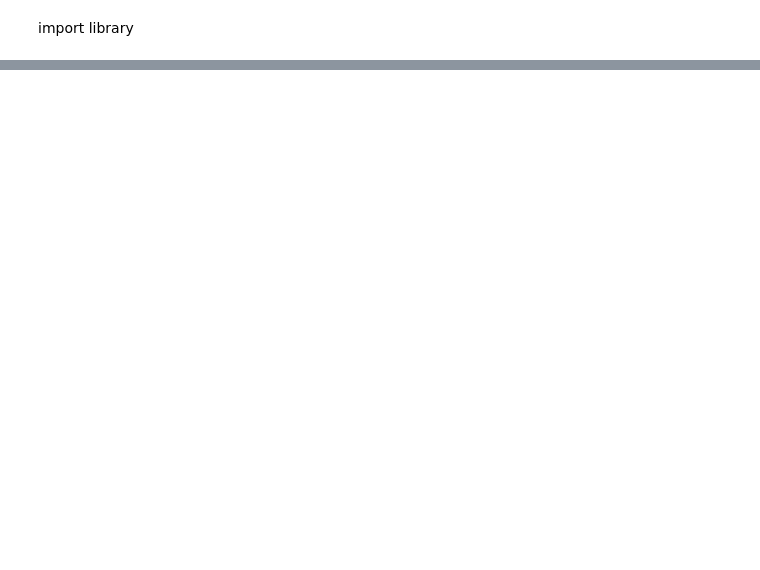
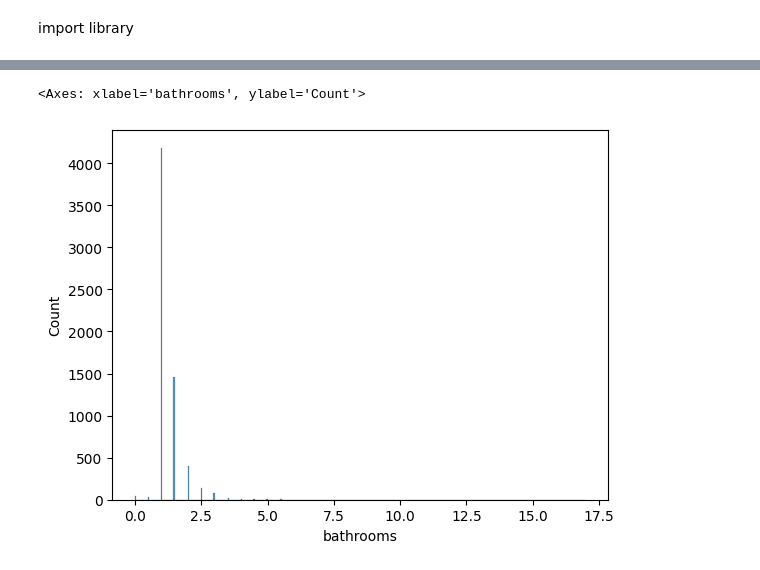
Before and after one commit to ghatpreneur/Pacman-Study-Case, a Jupyter notebook: air bnb/airbnb.ipynb, the cells around one changed output, grey strips where cells are left out. Saved outputs shown, nothing was run; the diff lists cells and outputs as text; code cells hidden in the pictures; blank space fills up the shorter version.

```diff
--- a/air bnb/airbnb.ipynb
+++ b/air bnb/airbnb.ipynb
@@ -128,0 +607,12 @@ warnings.filterwarnings('ignore')
+# %%
+# menggunakan median untuk menangani missing values
+median_price = listings_filtered.price.median()
+
+# menginput kolom NaN dengan median
+listings_filtered.price.fillna(median_price, inplace=True)
+# %%
+# melihat distribusi bathrooms
+sns.histplot(data= listings_filtered, x="bathrooms")
+# %% [output]
+<Axes: xlabel='bathrooms', ylabel='Count'>
+[figure, added]
```
Also changed, not shown: parts of 121 cells of this notebook, 33 other files.
